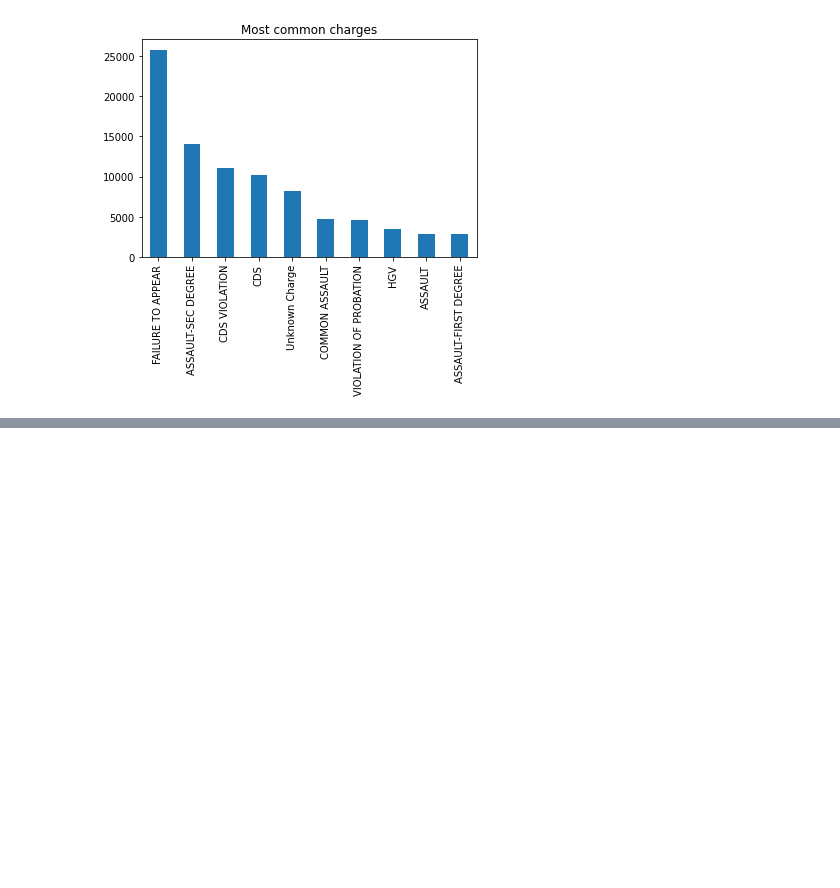
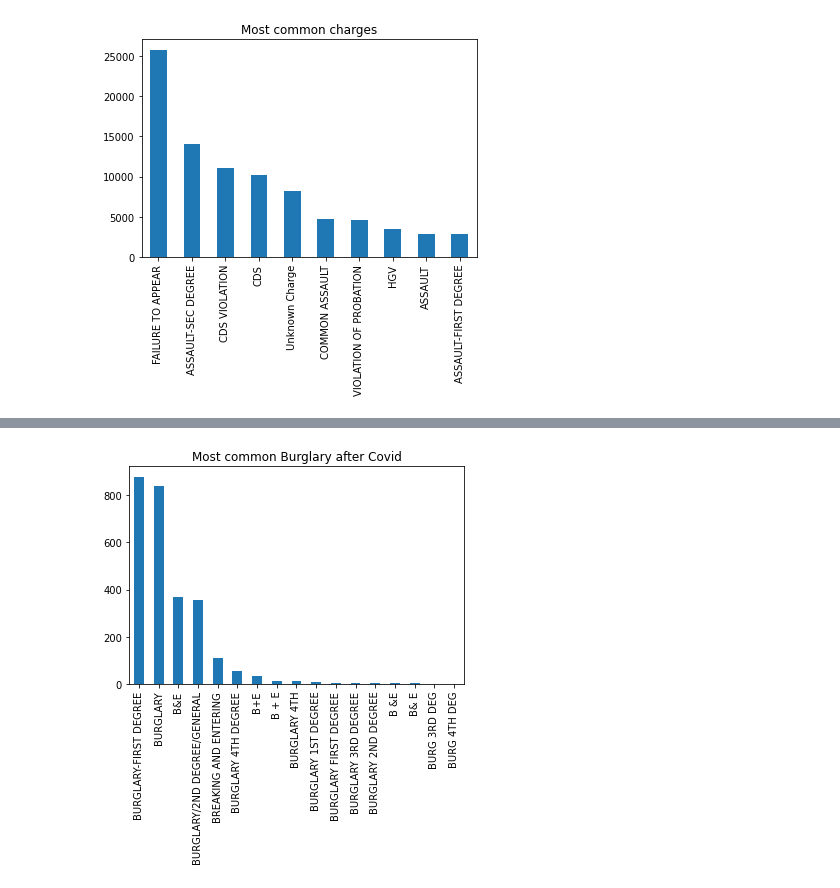
Before and after one commit to Baltimore-Data-Science-Corps-TU-Team/crime-data-analysis-notebooks, a Jupyter notebook: sk_balti_0000.ipynb, the cells around one changed output, grey strips where cells are left out. Saved outputs shown, nothing was run; the diff lists cells and outputs as text; code cells hidden in the pictures; blank space fills up the shorter version.

```diff
--- a/sk_balti_0000.ipynb
+++ b/sk_balti_0000.ipynb
@@ -106,0 +106,12 @@ plt.show()
+# %%
+charge = datpost.ChargeDescription.value_counts()
+labels = datpost.ChargeDescription.array
+
+
+fig = plt.figure(figsize=(6,4))
+charge.plot(kind='bar')
+
+plt.title("Most common Burglary after Covid")
+plt.show()
+# %% [output]
+[figure, added]
```
Also changed, not shown: parts of 3 cells of this notebook.
